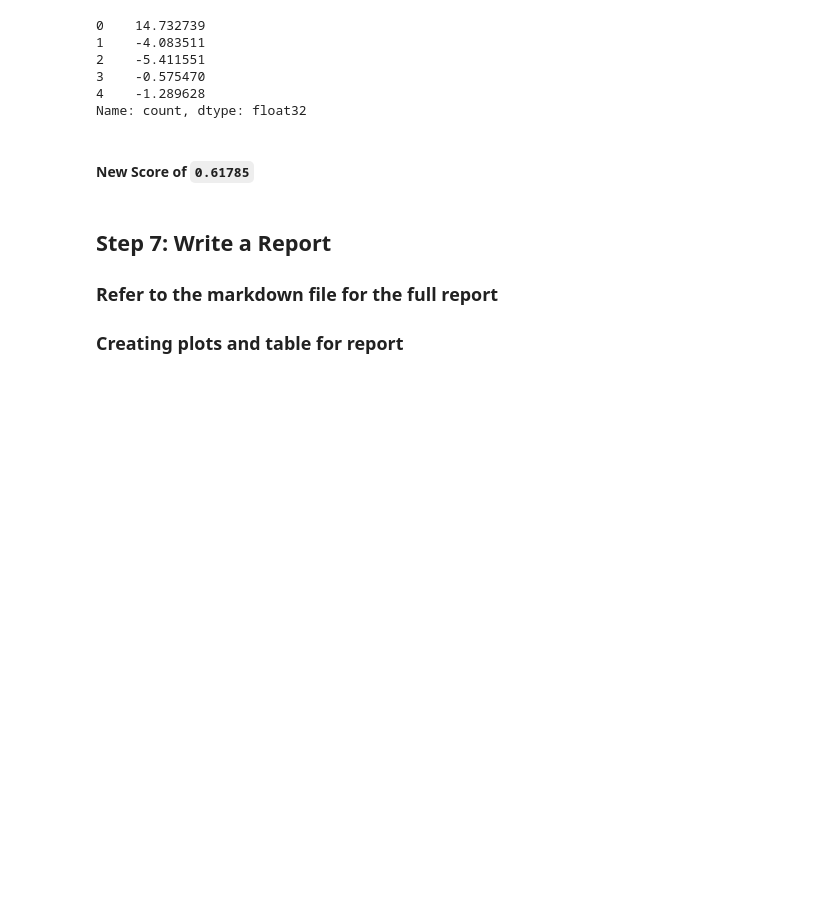
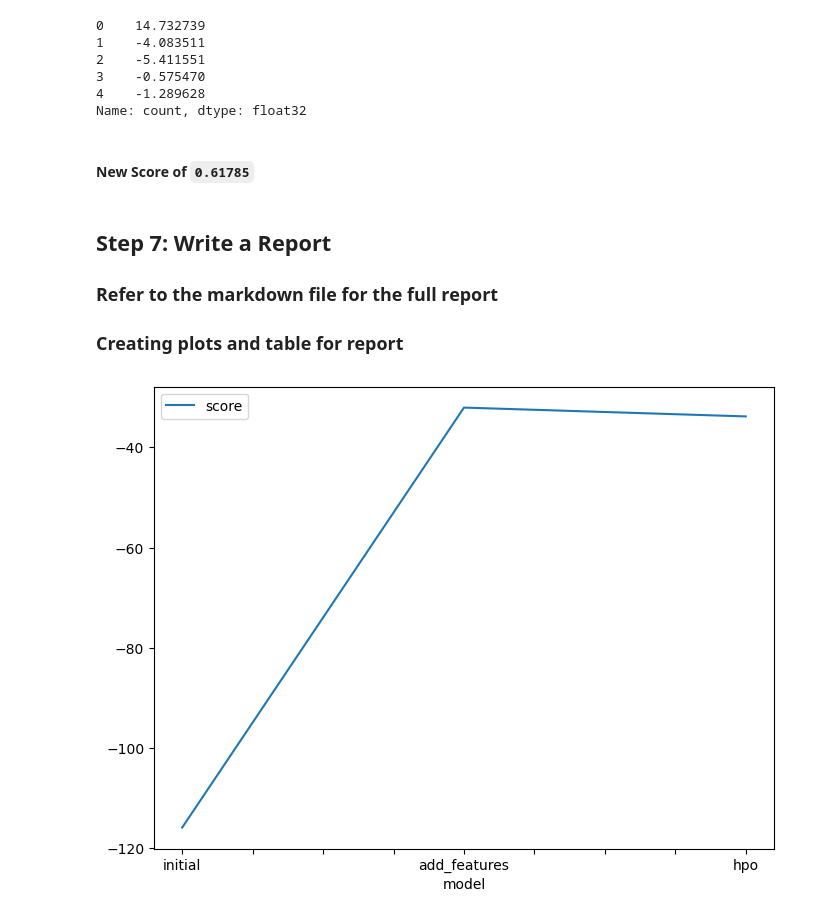
Before and after one commit to b-gleb/aws-ml-bike-sharing, a Jupyter notebook: project-template.ipynb, the cells around one changed output. Cells and saved outputs as stored; diff of their text form; code cells hidden in the pictures; blank space fills up the shorter version.

Commit message:
images for the report

```diff
--- a/project-template.ipynb
+++ b/project-template.ipynb
@@ -456,13 +456,15 @@ submission_new_hpo.to_csv("data/submissions/submission_new_hpo.csv", index=False
 # %%
 # Taking the top model score from each training run and creating a line plot to show improvement
 # You can create these in the notebook and save them to PNG or use some other tool (e.g. google sheets, excel)
 fig = pd.DataFrame(
     {
         "model": ["initial", "add_features", "hpo"],
-        "score": [?, ?, ?]
+        "score": [-115.867393, -32.054669, -33.816291]
     }
 ).plot(x="model", y="score", figsize=(8, 6)).get_figure()
 fig.savefig('model_train_score.png')
+# %% [output]
+[figure, added]
 # %%
 # Take the 3 kaggle scores and creating a line plot to show improvement
 fig = pd.DataFrame(
```
Also changed, not shown: parts of 3 cells of this notebook, 2 other files.
